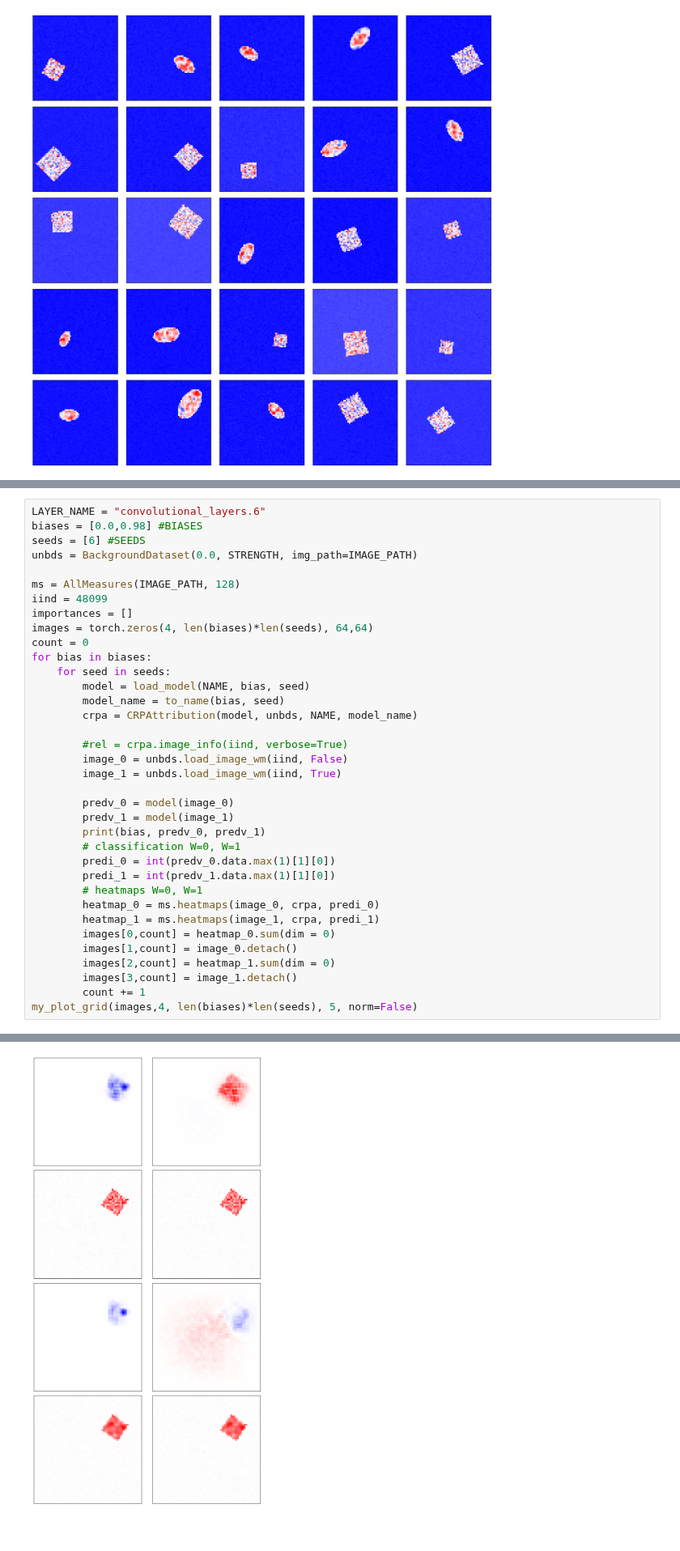
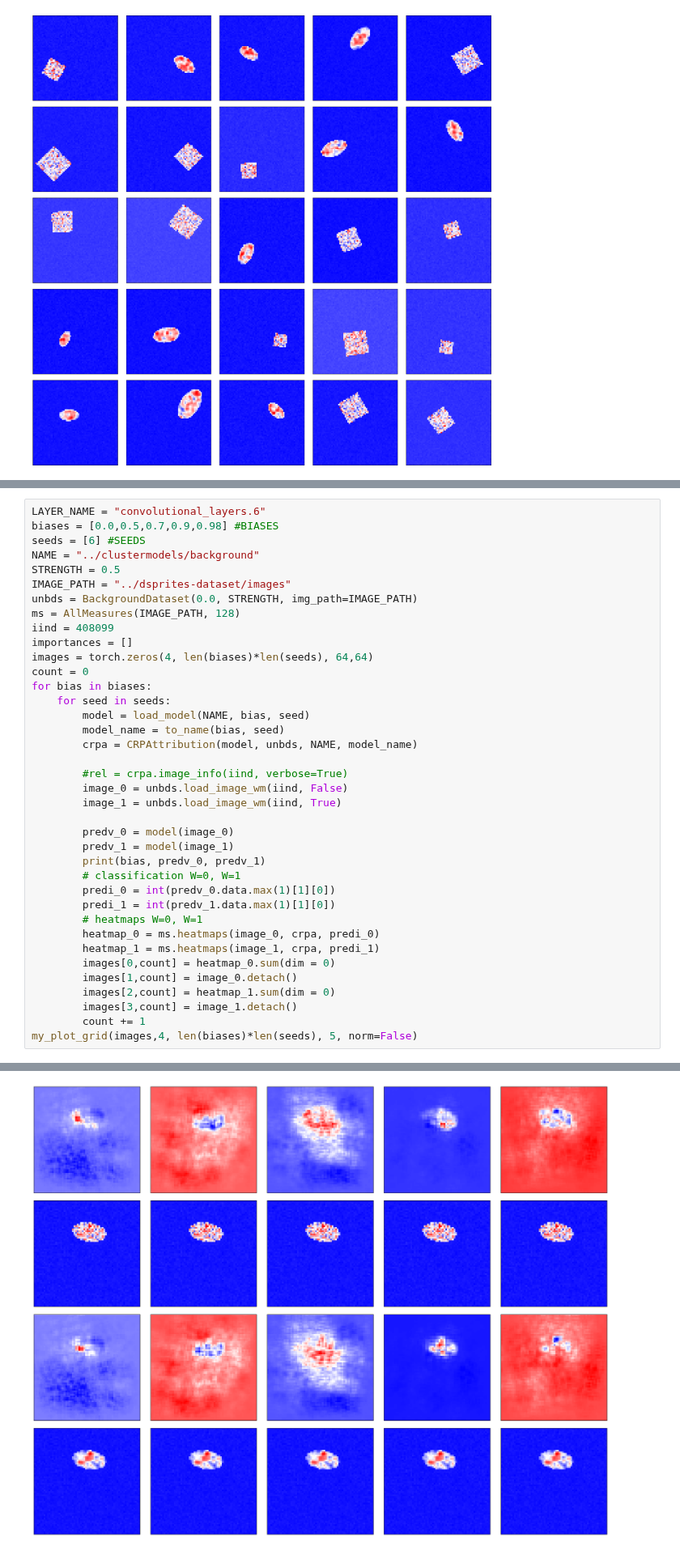
Before and after one commit to lillijo/xai-evaluation-master-thesis, a Jupyter notebook: experiments/background_case.ipynb, the cells around one changed output, grey strips where cells are left out. Shown at 81% size. Cells and saved outputs as stored; diff of their text form; blank space fills up the shorter version.

```diff
--- a/experiments/background_case.ipynb
+++ b/experiments/background_case.ipynb
@@ -94,11 +39,13 @@ best loss:  0.19308998554944992  last loss:  0.19308998554944992  best epoch:  m
 # %%
 LAYER_NAME = "convolutional_layers.6"
-biases = [0.0,0.98] #BIASES
+biases = [0.0,0.5,0.7,0.9,0.98] #BIASES
 seeds = [6] #SEEDS
+NAME = "../clustermodels/background"
+STRENGTH = 0.5
+IMAGE_PATH = "../dsprites-dataset/images"
 unbds = BackgroundDataset(0.0, STRENGTH, img_path=IMAGE_PATH)
-
 ms = AllMeasures(IMAGE_PATH, 128)
-iind = 48099
+iind = 408099
 importances = []
 images = torch.zeros(4, len(biases)*len(seeds), 64,64)
 count = 0
@@ -133,4 +83,4 @@ my_plot_grid(images,4, len(biases)*len(seeds), 5, norm=False)
-[figure, old version]
+[figure, new version]
 # %%
 bias = 0.98
 seed = 6
```
Also changed, not shown: parts of 4 cells of this notebook, 4 other files.
